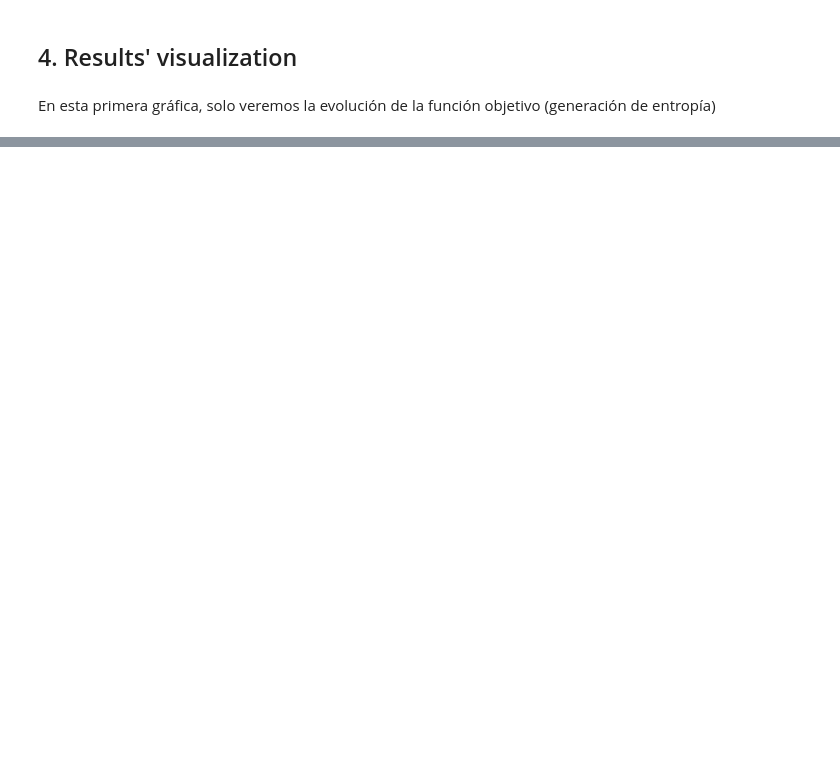
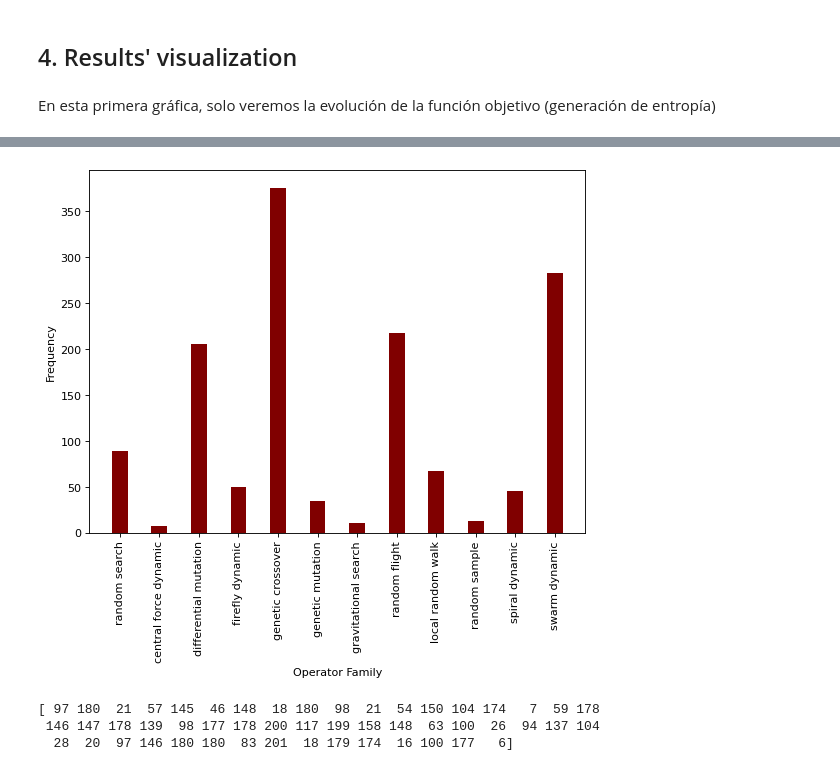
Before and after one commit to GuillermoPerezE/Microchannels, a Jupyter notebook: Notebook.ipynb, the cells around one changed output, grey strips where cells are left out. Saved outputs shown, nothing was run; the diff lists cells and outputs as text; code cells hidden in the pictures; blank space fills up the shorter version.

```diff
--- a/Notebook.ipynb
+++ b/Notebook.ipynb
@@ -184,0 +606,32 @@ parameters=dict(
+# %%
+fam=['random search','central force dynamic','differential mutation','firefly dynamic','genetic crossover','genetic mutation','gravitational search','random flight','local random walk','random sample','spiral dynamic','swarm dynamic']
+frec2=[0,0,0,0,0,0,0,0,0,0,0,0]
+for i in range(0,len(num2)):
+    if num2[i] == 0:
+        frec2[0]= frec2[0] + frec[i]
+    elif num2[i] >= 1 and num2[i] <= 4:
+        frec2[1]= frec2[1] + frec[i]
+    elif num2[i] >= 5 and num2[i] <= 28:
+        frec2[2]= frec2[2] + frec[i]
+    elif num2[i] >= 29 and num2[i] <= 40:
+        frec2[3]= frec2[3] + frec[i]
+    elif num2[i] >= 41 and num2[i] <= 120:
+        frec2[4]= frec2[4] + frec[i]
+    elif num2[i] >= 121 and num2[i] <= 132:
+        frec2[5]= frec2[5] + frec[i]
+    elif num2[i] >= 133 and num2[i] <= 136:
+        frec2[6]= frec2[6] + frec[i]
+    elif num2[i] >= 137 and num2[i] <= 148:
+        frec2[7]= frec2[7] + frec[i]
+    elif num2[i] >= 149 and num2[i] <= 160:
+        frec2[8]= frec2[8] + frec[i]
+    elif num2[i] >= 161 and num2[i] <= 164:
+        frec2[9]= frec2[9] + frec[i]
+    elif num2[i] >= 165 and num2[i] <= 176:
+        frec2[0]= frec2[0] + frec[i]
+    elif num2[i] >= 177 and num2[i] <= 180:
+        frec2[10]= frec2[10] + frec[i]
+    elif num2[i] >= 181 and num2[i] <= 204:
+        frec2[11]= frec2[11] + frec[i]
+print(frec2)
+print(fam)
@@ -184,0 +655,27 @@ parameters=dict(
+# %%
+figure(figsize=(8, 6), dpi=80)
+plt.bar(fam, frec2, color ='maroon',
+        width = 0.4)
+plt.xticks(range(len(fam)), fam, rotation='vertical')
+plt.xlabel("Operator Family")
+plt.ylabel("Frequency")
+plt.gcf()
+plt.savefig('resultsBG2.jpg',bbox_inches='tight')
+plt.show()
+# %% [output]
+[figure, added]
+# %%
+arr = np.array(best_mhs, dtype=object)
+ac=[]
+
+for i in range(0,len(arr)):
+    w=np.array(arr[i])
+    for z in range(0,len(w)):
+        ac.append(w[z])
+
+ac=np.array(ac)
+print(ac)
+# %% [output]
+[ 97 180  21  57 145  46 148  18 180  98  21  54 150 104 174   7  59 178
+ 146 147 178 139  98 177 178 200 117 199 158 148  63 100  26  94 137 104
+  28  20  97 146 180 180  83 201  18 179 174  16 100 177   6]
```
Also changed, not shown: parts of 59 cells of this notebook, 4 other files.
